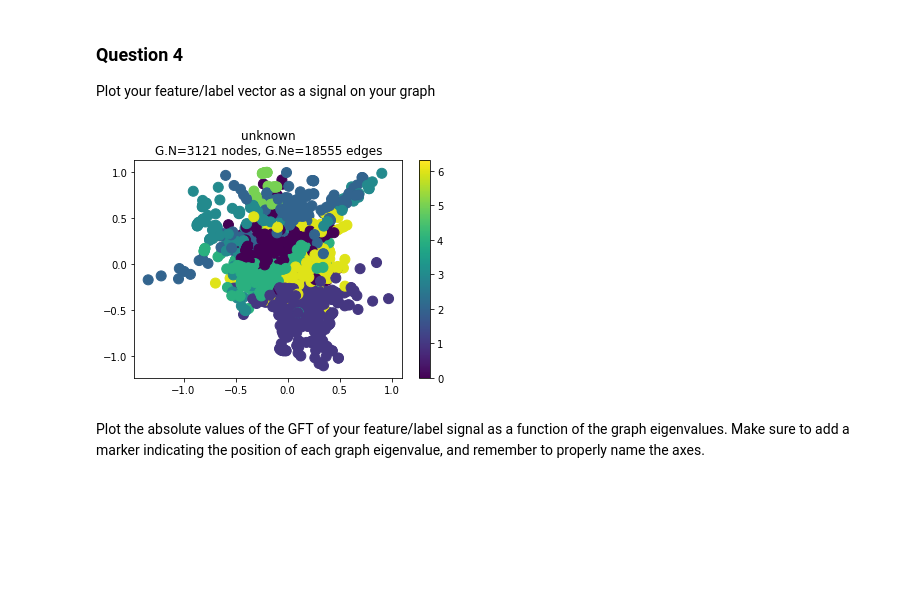
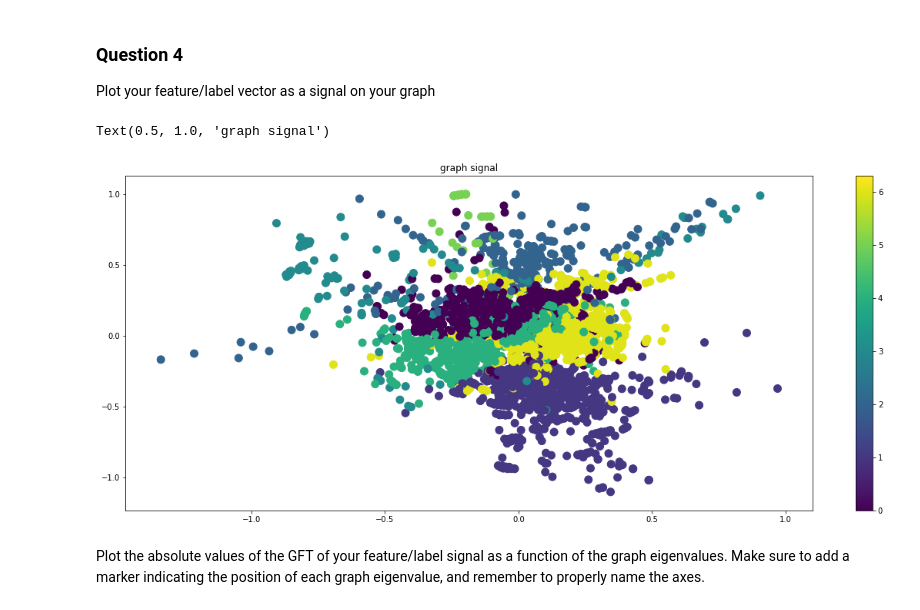
Before and after one commit to weberjoe/NTDS-MS-1-Route2-911, a Jupyter notebook: MS_4/4_graph_signal_processing.ipynb, the cells around one changed output. Cells and saved outputs as stored; diff of their text form; code cells hidden in the pictures; blank space fills up the shorter version.

```diff
--- a/MS_4/4_graph_signal_processing.ipynb
+++ b/MS_4/4_graph_signal_processing.ipynb
@@ -172,10 +172,15 @@ def iGFT(x):
 ### Question 4
 
 Plot your feature/label vector as a signal on your graph
-# %%
-G.plot_signal(labels)
-# %% [output]
-[figure, removed]
+# %%
+G.plot_signal(labels)
+figure = plt.gcf()
+figure.set_size_inches((20,8))
+plt.title("graph signal")
+#in our case the signal is the label associated to each airport
+# %% [output]
+Text(0.5, 1.0, 'graph signal')
+[figure, added]
 # %% [markdown]
 Plot the absolute values of the GFT of your feature/label signal as a function of the graph eigenvalues. Make sure to add a marker indicating the position of each graph eigenvalue, and remember to properly name the axes.
 # %%
```
Also changed, not shown: parts of 9 cells of this notebook.
